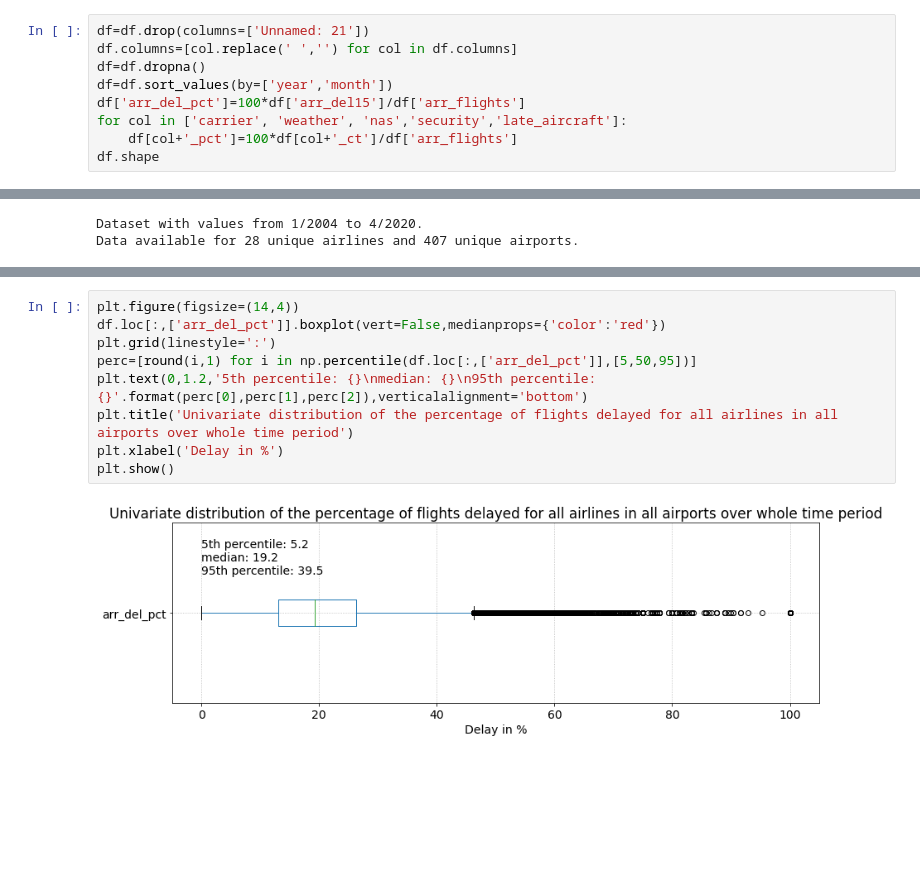
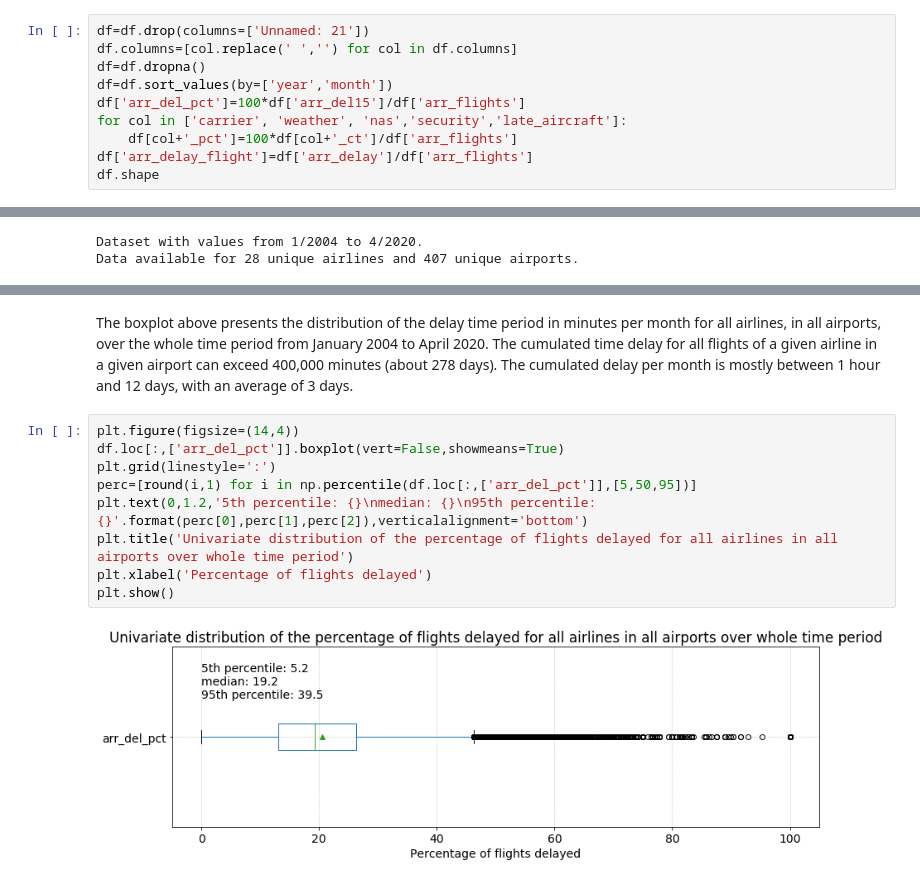
Before and after one commit to lecamm/Udacity-Data-Analyst-ND, a Jupyter notebook: Project5/exploration_airline_delays.ipynb, the cells around one changed output, grey strips where cells are left out. Cells and saved outputs as stored; diff of their text form; blank space fills up the shorter version.

```diff
--- a/Project5/exploration_airline_delays.ipynb
+++ b/Project5/exploration_airline_delays.ipynb
@@ -79,5 +78,6 @@ df=df.sort_values(by=['year','month'])
 df['arr_del_pct']=100*df['arr_del15']/df['arr_flights']
 for col in ['carrier', 'weather', 'nas','security','late_aircraft']:
     df[col+'_pct']=100*df[col+'_ct']/df['arr_flights']
+df['arr_delay_flight']=df['arr_delay']/df['arr_flights']
 df.shape
 # %% [output]
@@ -111,11 +131,13 @@ Data available for 28 unique airlines and 407 unique airports.
+# %% [markdown]
+The boxplot above presents the distribution of the delay time period in minutes per month for all airlines, in all airports, over the whole time period from January 2004 to April 2020. The cumulated time delay for all flights of a given airline in a given airport can exceed 400,000 minutes (about 278 days). The cumulated delay per month is mostly between 1 hour and 12 days, with an average of 3 days.
 # %%
 plt.figure(figsize=(14,4))
-df.loc[:,['arr_del_pct']].boxplot(vert=False,medianprops={'color':'red'})
+df.loc[:,['arr_del_pct']].boxplot(vert=False,showmeans=True)
 plt.grid(linestyle=':')
 perc=[round(i,1) for i in np.percentile(df.loc[:,['arr_del_pct']],[5,50,95])]
 plt.text(0,1.2,'5th percentile: {}\nmedian: {}\n95th percentile: {}'.format(perc[0],perc[1],perc[2]),verticalalignment='bottom')
 plt.title('Univariate distribution of the percentage of flights delayed for all airlines in all airports over whole time period')
-plt.xlabel('Delay in %')
+plt.xlabel('Percentage of flights delayed')
 plt.show()
 # %% [output]
-[figure, old version]
+[figure, new version]
```
Also changed, not shown: parts of 34 cells of this notebook, 3 other files.
